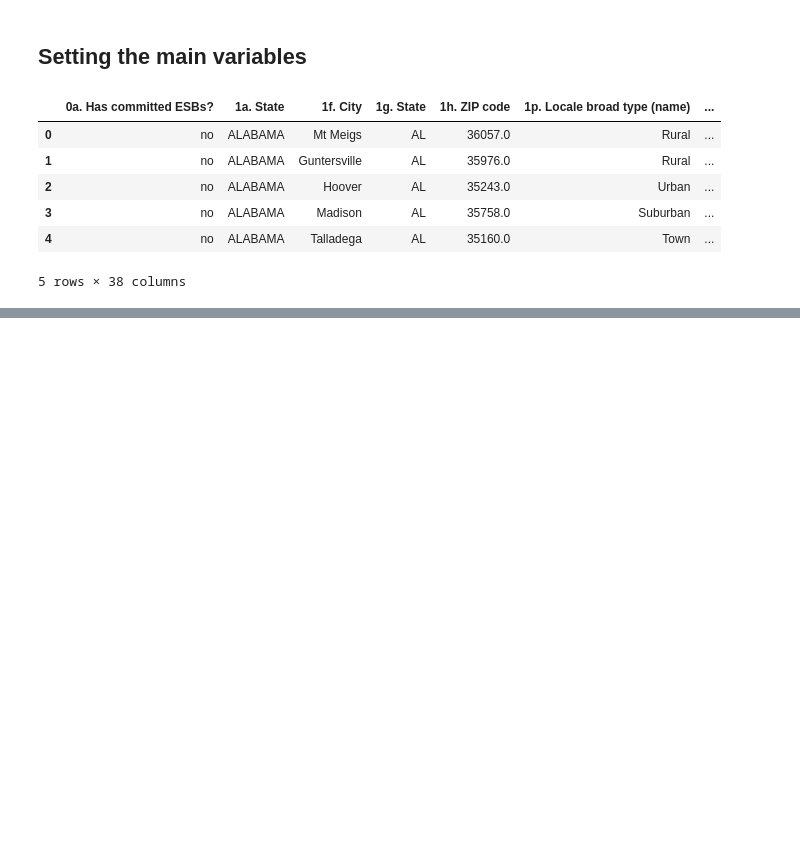
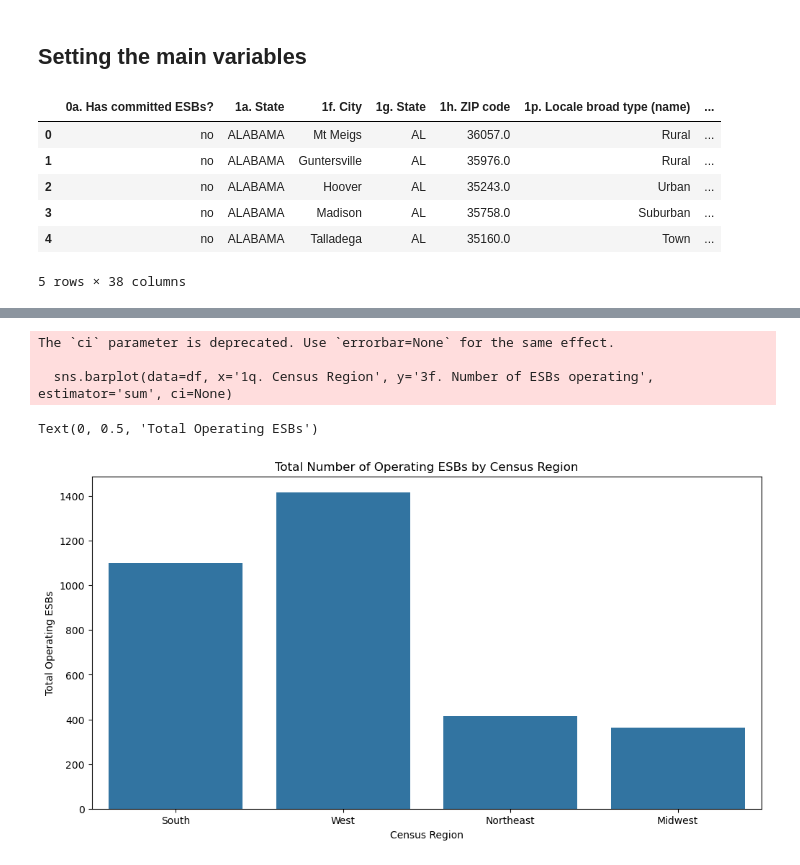
Before and after one commit to mikhailBenali/ML2_Project_ESB_adoption, a Jupyter notebook: src/Environmental-analysis.ipynb, the cells around one changed output, grey strips where cells are left out. Saved outputs shown, nothing was run; the diff lists cells and outputs as text; code cells hidden in the pictures; blank space fills up the shorter version.

```diff
--- a/src/Environmental-analysis.ipynb
+++ b/src/Environmental-analysis.ipynb
@@ -70,0 +82,12 @@ df.head()
+# %%
+plt.figure(figsize=(12, 6))
+sns.barplot(data=df, x='1q. Census Region', y='3f. Number of ESBs operating', estimator='sum', ci=None)
+plt.title('Total Number of Operating ESBs by Census Region')
+plt.xlabel('Census Region')
+plt.ylabel('Total Operating ESBs')
+# %% [output]
+The `ci` parameter is deprecated. Use `errorbar=None` for the same effect.
+
+  sns.barplot(data=df, x='1q. Census Region', y='3f. Number of ESBs operating', estimator='sum', ci=None)
+Text(0, 0.5, 'Total Operating ESBs')
+[figure, added]
```
Also changed, not shown: parts of 2 cells of this notebook.
